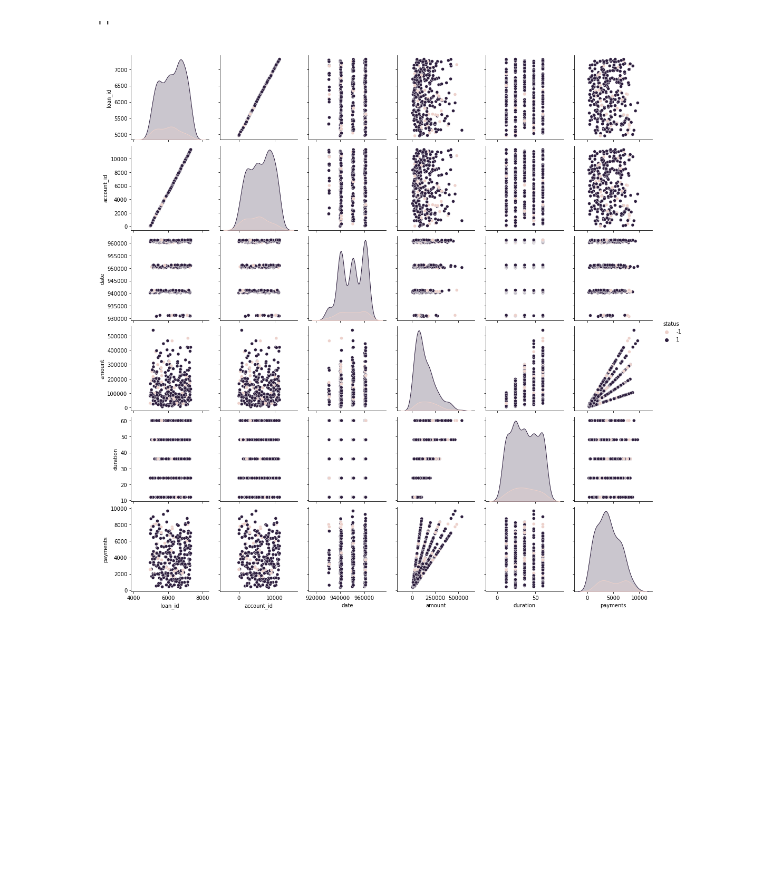
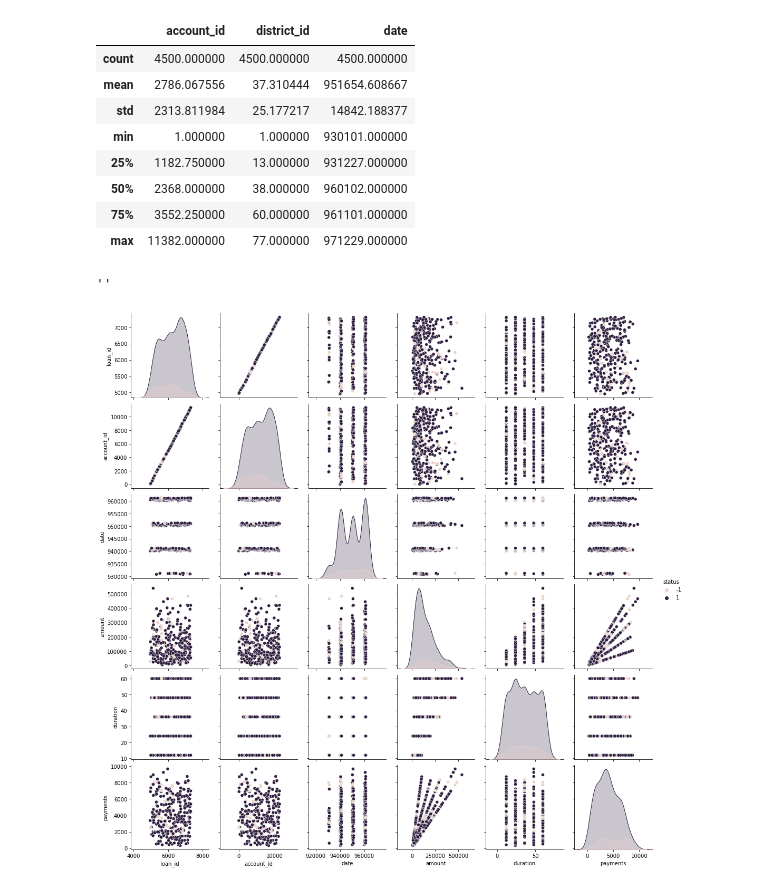
Before and after one commit to afonsocaiado/loan-prediction-system, a Jupyter notebook: main.ipynb, the cells around one changed output. Saved outputs shown, nothing was run; the diff lists cells and outputs as text; code cells hidden in the pictures; blank space fills up the shorter version.

```diff
--- a/main.ipynb
+++ b/main.ipynb
@@ -26,3 +1,20 @@ loan_train_data.describe()
+# %%
+import pandas as pd
+
+account_data = pd.read_csv('data/account.csv', na_values=['NA'], sep=';')
+trans_train_data = pd.read_csv('data/trans_train.csv', na_values=['NA'], sep=';')
+
+account_data.describe()
+# %% [output]
+|  | account_id | district_id | date |
+| count | 4500.000000 | 4500.000000 | 4500.000000 |
+| mean | 2786.067556 | 37.310444 | 951654.608667 |
+| std | 2313.811984 | 25.177217 | 14842.188377 |
+| min | 1.000000 | 1.000000 | 930101.000000 |
+| 25% | 1182.750000 | 13.000000 | 931227.000000 |
+| 50% | 2368.000000 | 38.000000 | 960102.000000 |
+| 75% | 3552.250000 | 60.000000 | 961101.000000 |
+| max | 11382.000000 | 77.000000 | 971229.000000 |
 # %%
 %matplotlib inline
 
```
Also changed, not shown: parts of 1 cell of this notebook, 2 other files.
